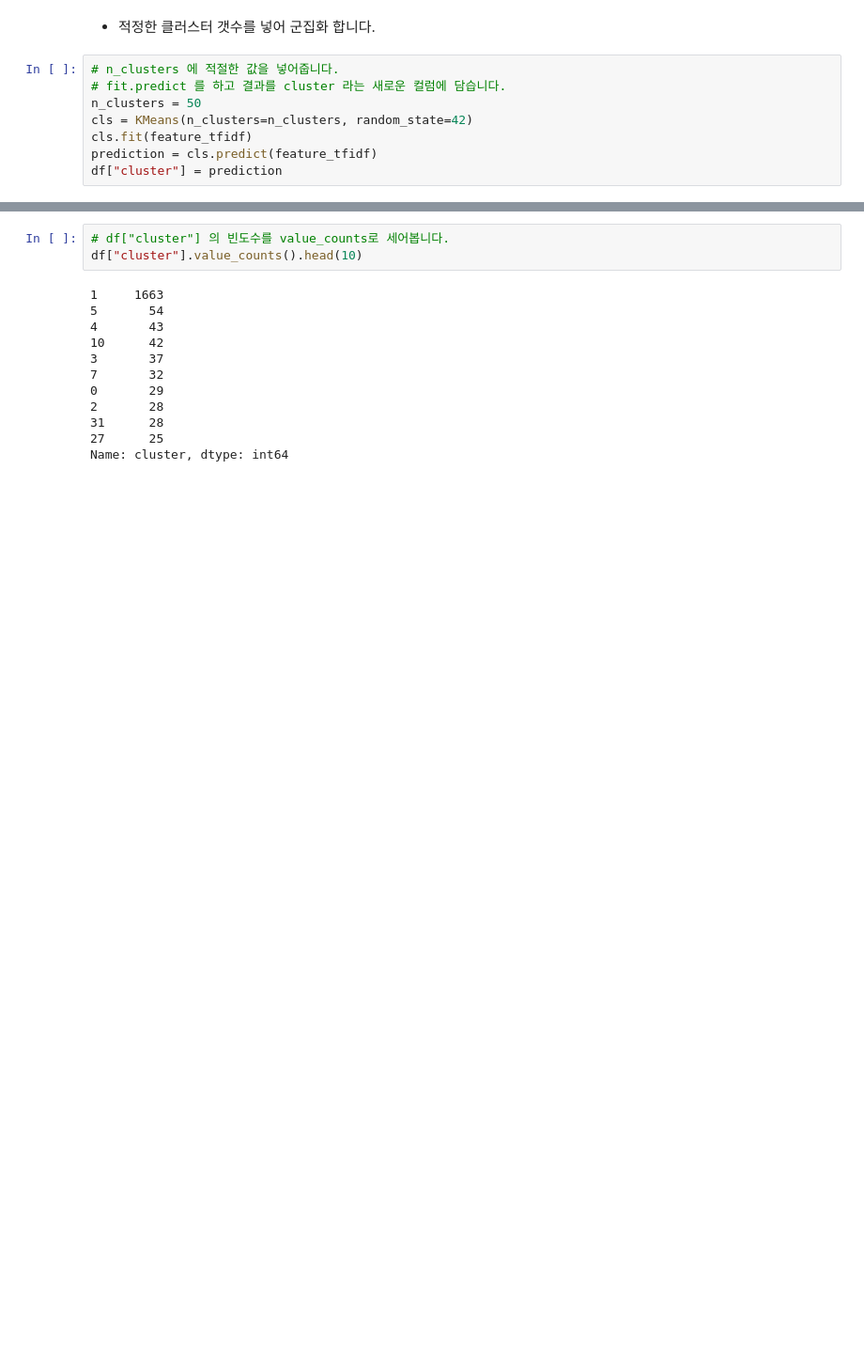
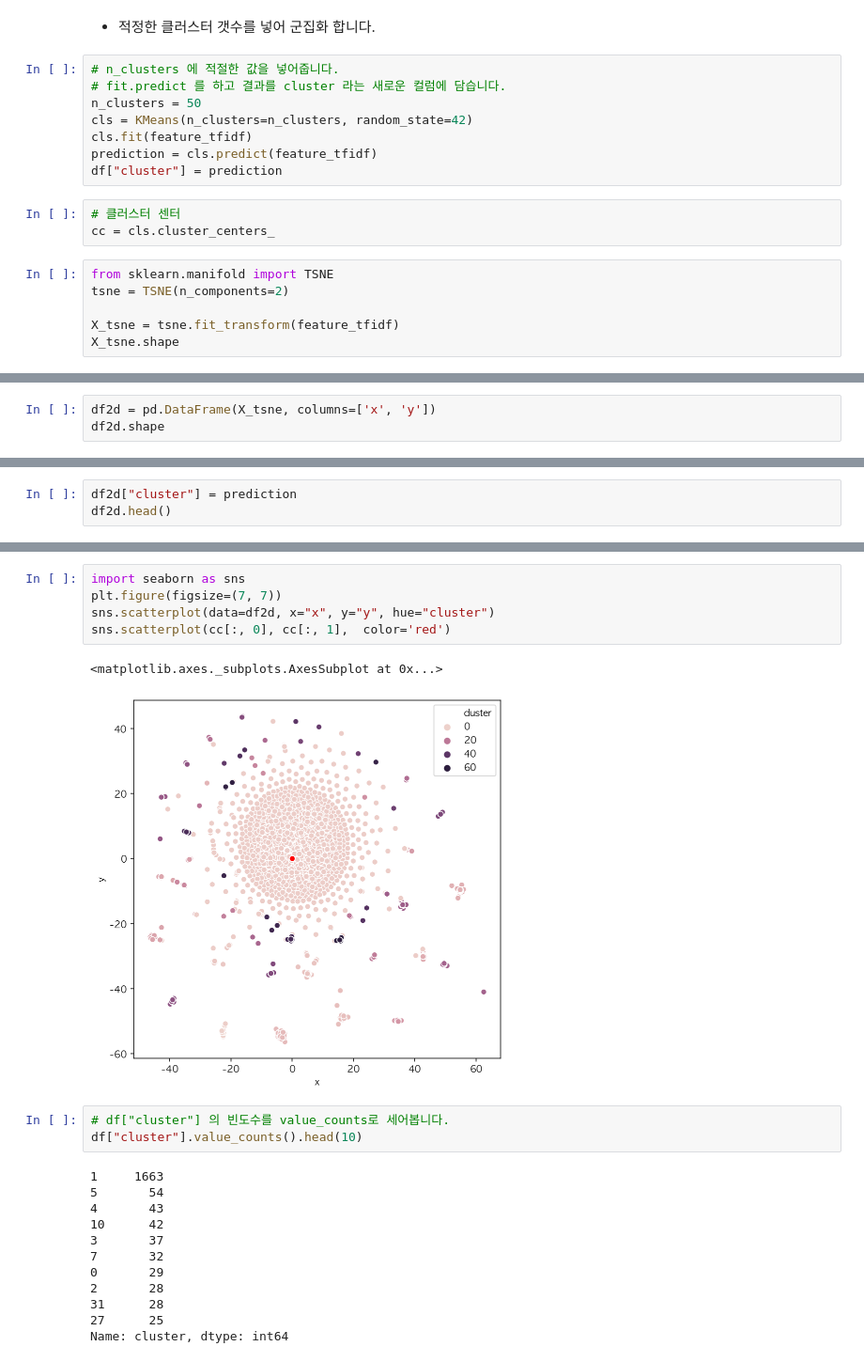
Before and after one commit to corazzon/inflearn-new-year-event-2020, a Jupyter notebook: 02-inflearn-newyear-event-text-analysis.ipynb, the cells around one changed output, grey strips where cells are left out. Shown at 94% size. Saved outputs shown, nothing was run; the diff lists cells and outputs as text; blank space fills up the shorter version.

Commit message:
add tsne code

```diff
--- a/02-inflearn-newyear-event-text-analysis.ipynb
+++ b/02-inflearn-newyear-event-text-analysis.ipynb
@@ -501,3 +502,12 @@ cls = KMeans(n_clusters=n_clusters, random_state=42)
 cls.fit(feature_tfidf)
 prediction = cls.predict(feature_tfidf)
 df["cluster"] = prediction
+# %%
+# 클러스터 센터
+cc = cls.cluster_centers_
+# %%
+from sklearn.manifold import TSNE
+tsne = TSNE(n_components=2)
+
+X_tsne = tsne.fit_transform(feature_tfidf)
+X_tsne.shape
@@ -503,0 +516,3 @@ df["cluster"] = prediction
+# %%
+df2d = pd.DataFrame(X_tsne, columns=['x', 'y'])
+df2d.shape
@@ -503,0 +521,3 @@ df["cluster"] = prediction
+# %%
+df2d["cluster"] = prediction
+df2d.head()
@@ -504,3 +531,11 @@ df["cluster"] = prediction
+# %%
+import seaborn as sns
+plt.figure(figsize=(7, 7))
+sns.scatterplot(data=df2d, x="x", y="y", hue="cluster")
+sns.scatterplot(cc[:, 0], cc[:, 1],  color='red')
+# %% [output]
+<matplotlib.axes._subplots.AxesSubplot at 0x...>
+[figure, added]
 # %%
 # df["cluster"] 의 빈도수를 value_counts로 세어봅니다.
 df["cluster"].value_counts().head(10)
```
Also changed, not shown: parts of 5 cells of this notebook.
